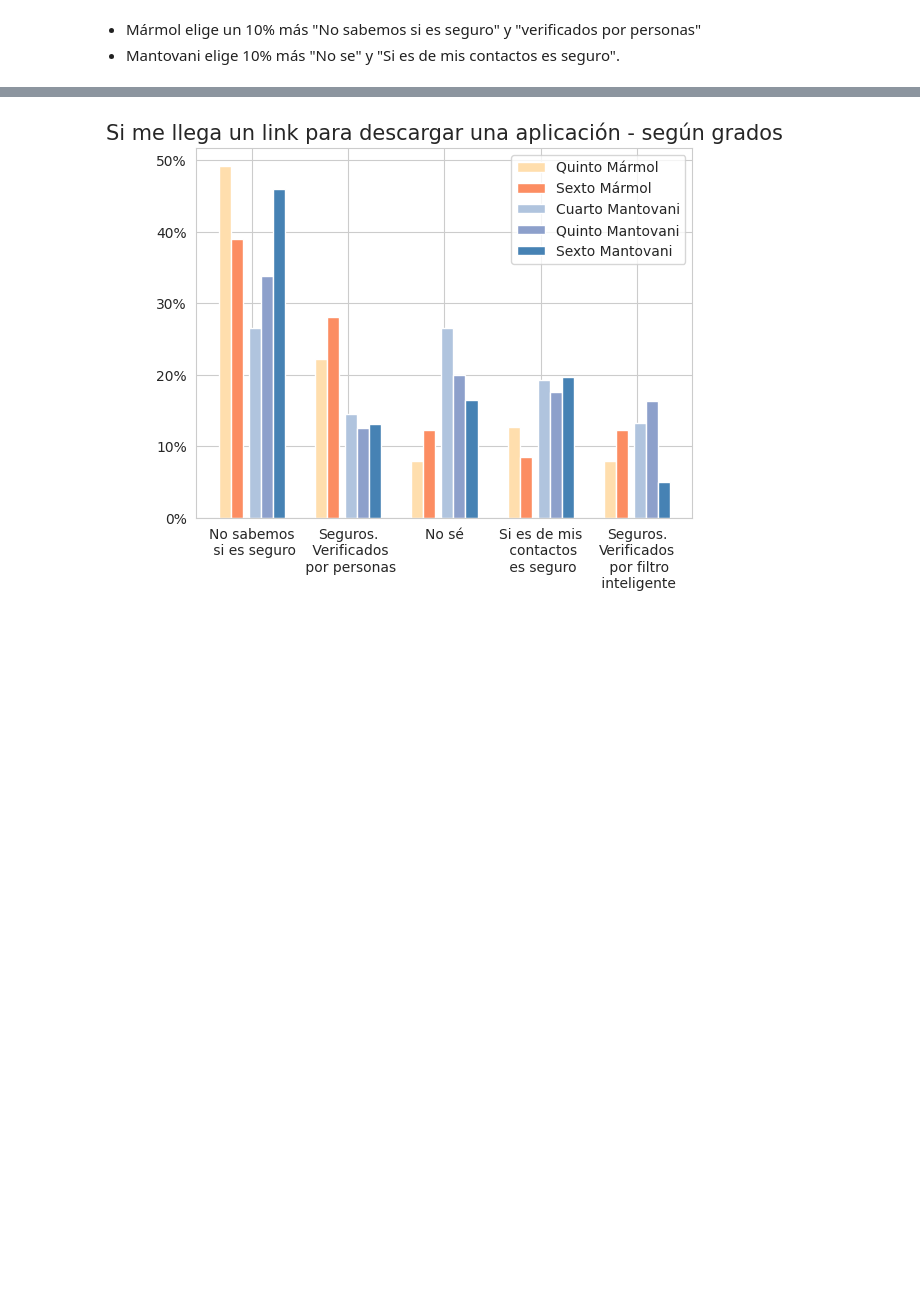
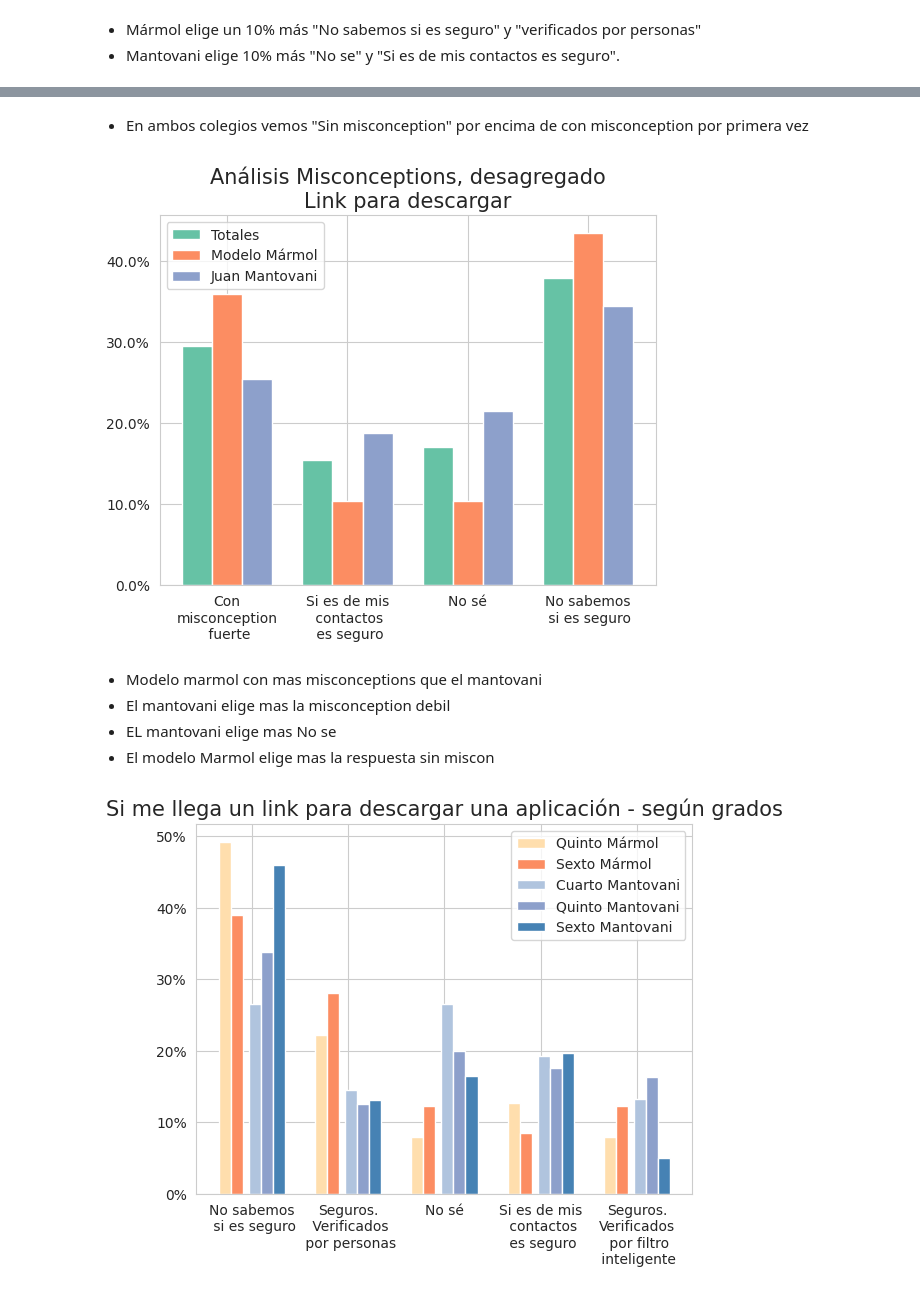
Before and after one commit to fedesassone/tesis, a Jupyter notebook: notebooks/misconceptions/Misconceptions.ipynb, the cells around one changed output, grey strips where cells are left out. Drawn from its saved outputs; the diff is of its cells as text; code cells hidden in the pictures; blank space fills up the shorter version.

```diff
--- a/notebooks/misconceptions/Misconceptions.ipynb
+++ b/notebooks/misconceptions/Misconceptions.ipynb
@@ -1888,3 +1926,56 @@ plt.savefig('link_descarga.png')
+# %% [markdown]
+* En ambos colegios vemos "Sin misconception" por encima de con misconception por primera vez
+# %%
+# Con misconception vs Sin Misconception - Desagrupando No se - Link para descargar
+data_total = df_fe["link_descarga"].value_counts(normalize=True).sort_values(ascending=False)
+data_marmol = marmol["link_descarga"].value_counts(normalize=True).sort_values(ascending=False)
+data_mantovani = mantovani["link_descarga"].value_counts(normalize=True).sort_values(ascending=False)
+
+dfs = [data_total, data_marmol, data_mantovani]
+
+result = pd.concat(dfs, axis=1, ignore_index=True)
+result = result.rename(columns={0: "Totales", 1: "Modelo Mármol", 2: "Juan Mantovani"},
+                       index={"Los mensajes recibidos no están verificados de ninguna forma. No podemos saber si el link es seguro.": "No sabemos\n si es seguro",
+                              "Los mensajes recibidos están verificados por personas en WhatsApp. El link es seguro.": "Seguros.\n Verificados\n por personas",
+                              "No sé.": "No sé",
+                              "Si el mensaje fue enviado por uno de mis contactos entonces el link es seguro.": "Si es de mis\n contactos\n es seguro",
+                              "Los mensajes recibidos están verificados por un filtro inteligente. El link es seguro.": "Seguros.\nVerificados\n por filtro\n inteligente"}).fillna(0)
+
+df_con_mis_fuerte = result.loc[(result.index == 'Seguros.\n Verificados\n por personas') |
+                        (result.index == 'Seguros.\nVerificados\n por filtro\n inteligente')].sum()
+
+
+result = pd.concat([ df_con_mis_fuerte,
+                     result.loc[result.index=='Si es de mis\n contactos\n es seguro'].sum(),
+                     result.loc[result.index=='No sé'].sum(),
+                     result.loc[result.index=='No sabemos\n si es seguro'].sum(),
+                     ], axis=1, ignore_index=True).rename(columns={0: "Con\nmisconception\n fuerte",
+                                                                   1: "Si es de mis\n contactos\n es seguro",
+                                                                   2: "No sé",
+                                                                   3: "No sabemos\n si es seguro"}).transpose()
+
+bar_width = 0.25
+
+br1 = np.arange(len(result['Totales']))
+br2 = [x + bar_width for x in br1]
+br3 = [x + bar_width for x in br2]
+
+plt.bar(br1,result['Totales'],        width=bar_width, label = 'Totales')
+plt.bar(br2,result['Modelo Mármol'],  width=bar_width, label = 'Modelo Mármol')
+plt.bar(br3,result['Juan Mantovani'], width=bar_width, label = 'Juan Mantovani')
+
+plt.gca().yaxis.set_major_formatter(PercentFormatter(1))
+plt.title("Análisis Misconceptions, desagregado\nLink para descargar", fontsize=15)
+plt.xticks([x + bar_width for x in br1], result.index)
+plt.legend()
+plt.savefig('misconc_desagreg_link_descarga.png')
+# %% [output]
+[figure, added]
+# %% [markdown]
+* Modelo marmol con mas misconceptions que el mantovani
+* El mantovani elige mas la misconception debil
+* EL mantovani elige mas No se
+* El modelo Marmol elige mas la respuesta sin miscon
 # %%
 # Si me llega un link para descargar una aplicación - Grados
 data_marmol_quinto = marmol[marmol['grado']=="Quinto"]["link_descarga"].value_counts(normalize=True).sort_values(ascending=False)
```
Also changed, not shown: parts of 9 cells of this notebook, 6 other files.
